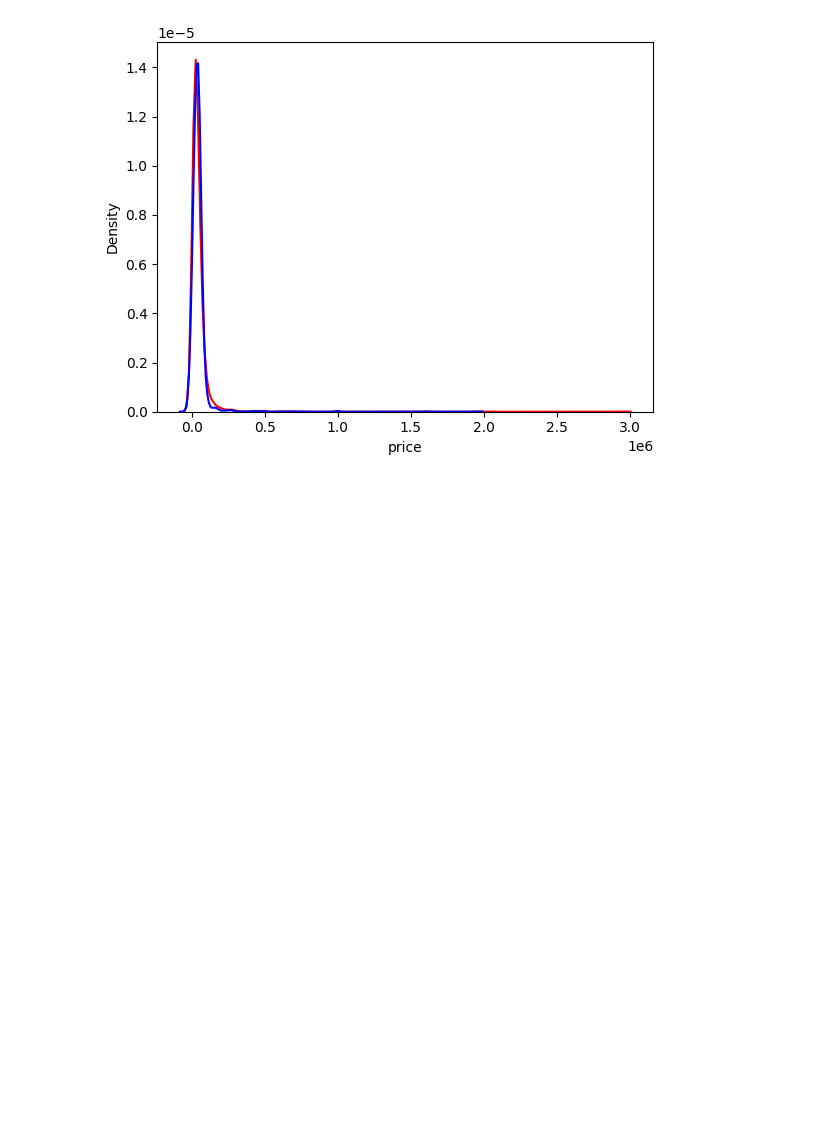
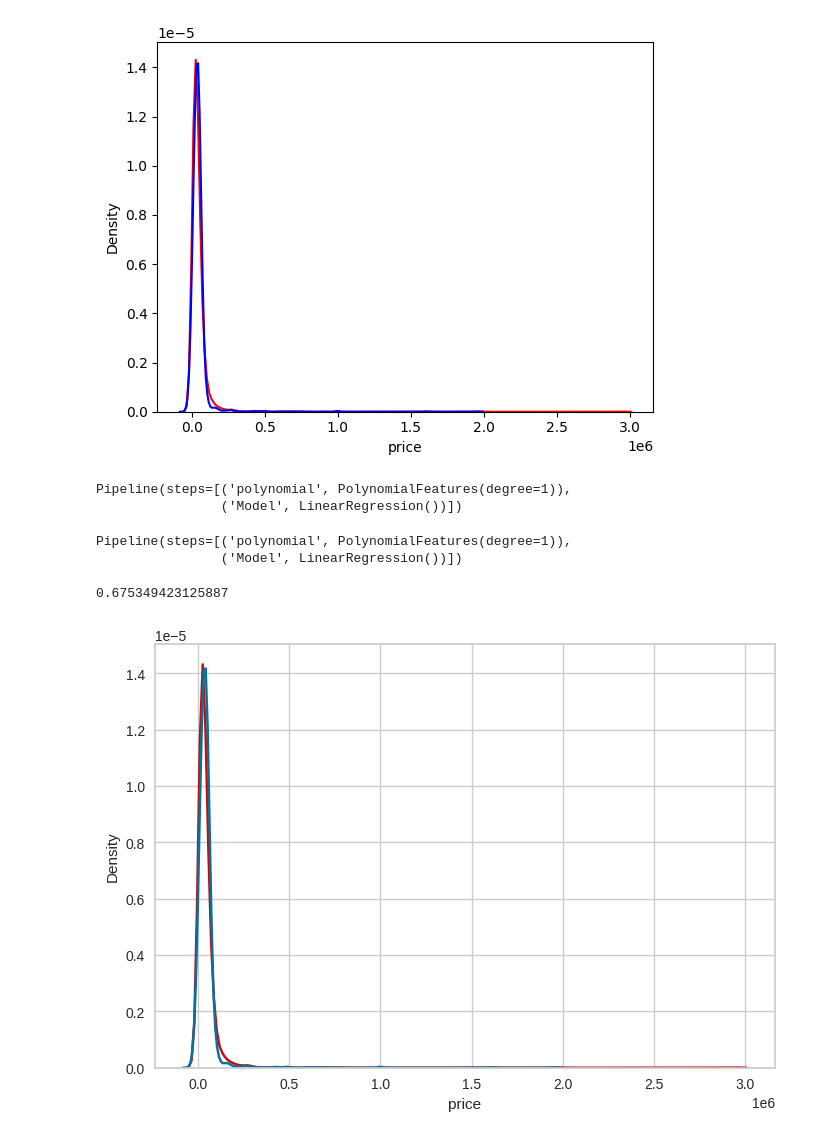
Before and after one commit to abderraouf-000/Used-cars-prediction, a Jupyter notebook: predictionSystem.ipynb, the cells around one changed output. Saved outputs shown, nothing was run; the diff lists cells and outputs as text; code cells hidden in the pictures; blank space fills up the shorter version.

Commit message:
Result visualization

```diff
--- a/predictionSystem.ipynb
+++ b/predictionSystem.ipynb
@@ -295,3 +285,30 @@ sns.kdeplot(y_pred_statsmodels, color="b", label="Fitted Values", ax=ax1);
 # r2_score(test_y, y_pred_statsmodels)
 # %% [output]
 [figure]
+# %%
+from sklearn import set_config
+set_config(display="diagram")
+
+input = [
+    # ('scale',StandardScaler()),
+    ('polynomial',PolynomialFeatures(degree=1)),
+    ('Model',LinearRegression())
+]
+pipe = Pipeline(input);
+# %%
+pipe
+# %% [output]
+Pipeline(steps=[('polynomial', PolynomialFeatures(degree=1)),
+                ('Model', LinearRegression())])
+# %%
+pipe.fit(train_x,train_y)
+# %% [output]
+Pipeline(steps=[('polynomial', PolynomialFeatures(degree=1)),
+                ('Model', LinearRegression())])
+# %%
+ax1 = sns.kdeplot(train_y, color="r", label="Actual Value");
+sns.kdeplot(pipe.predict(train_x), color="b", label="Fitted Values", ax=ax1);
+r2_score(train_y, pipe.predict(train_x))
+# %% [output]
+0.675349423125887
+[figure, added]
```
Also changed, not shown: parts of 7 cells of this notebook.
